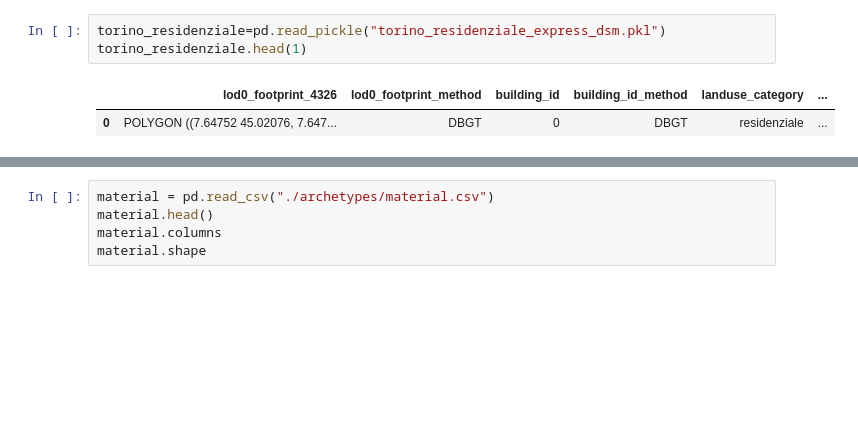
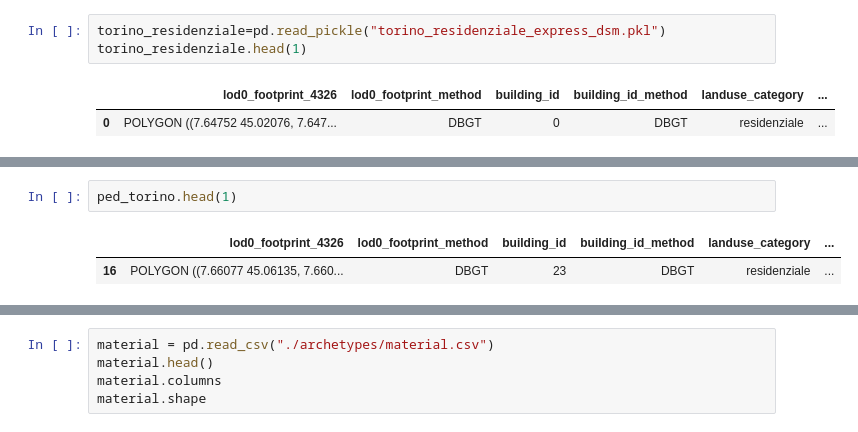
Before and after one commit to energycenterlab/CIM_wizard, a Jupyter notebook: env_info_modeler/core_logic/archetype.ipynb, the cells around one changed output, grey strips where cells are left out. Cells and saved outputs as stored; diff of their text form; blank space fills up the shorter version.

```diff
--- a/env_info_modeler/core_logic/archetype.ipynb
+++ b/env_info_modeler/core_logic/archetype.ipynb
@@ -22,0 +89,5 @@ torino_residenziale.head(1)
+# %%
+ped_torino.head(1)
+# %% [output]
+|  | lod0_footprint_4326 | lod0_footprint_method | building_id | building_id_method | landuse_category | ... |
+| 16 | POLYGON ((7.66077 45.06135, 7.660... | DBGT | 23 | DBGT | residenziale | ... |
```
Also changed, not shown: parts of 6 cells of this notebook, 13 other files.
